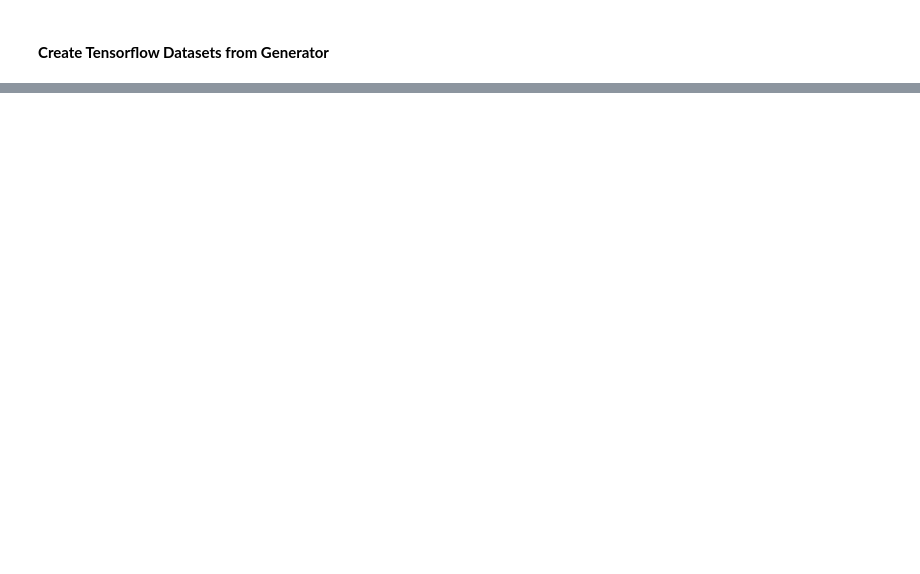
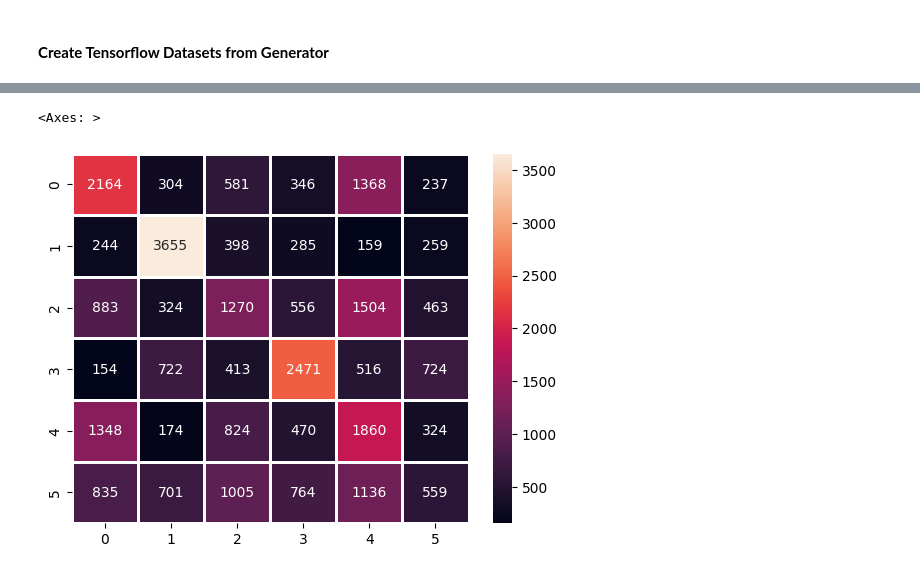
Before and after one commit to kde1704/CS5131, a Jupyter notebook: model.ipynb, the cells around one changed output, grey strips where cells are left out. Saved outputs shown, nothing was run; the diff lists cells and outputs as text; code cells hidden in the pictures; blank space fills up the shorter version.

```diff
--- a/model.ipynb
+++ b/model.ipynb
@@ -152,0 +276,6 @@ history = model.fit(
+# %%
+import seaborn as sns
+sns.heatmap(a, linewidths=1, annot=True, fmt='g')
+# %% [output]
+<Axes: >
+[figure, added]
```
Also changed, not shown: parts of 20 cells of this notebook, 1 other file.
